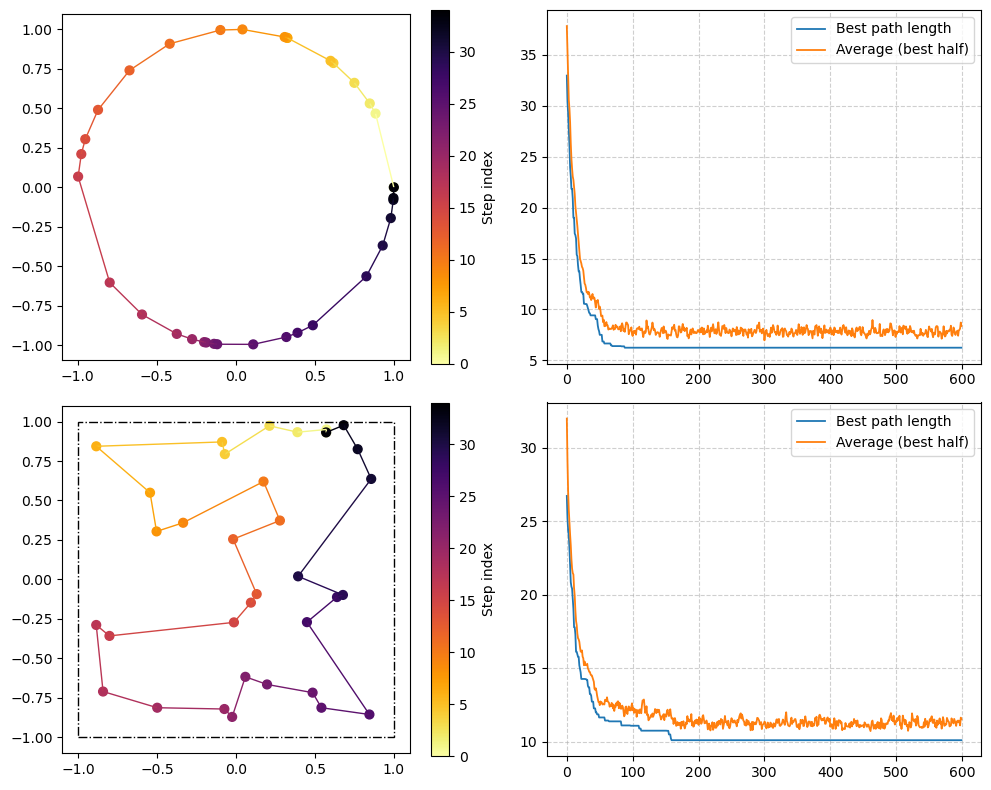
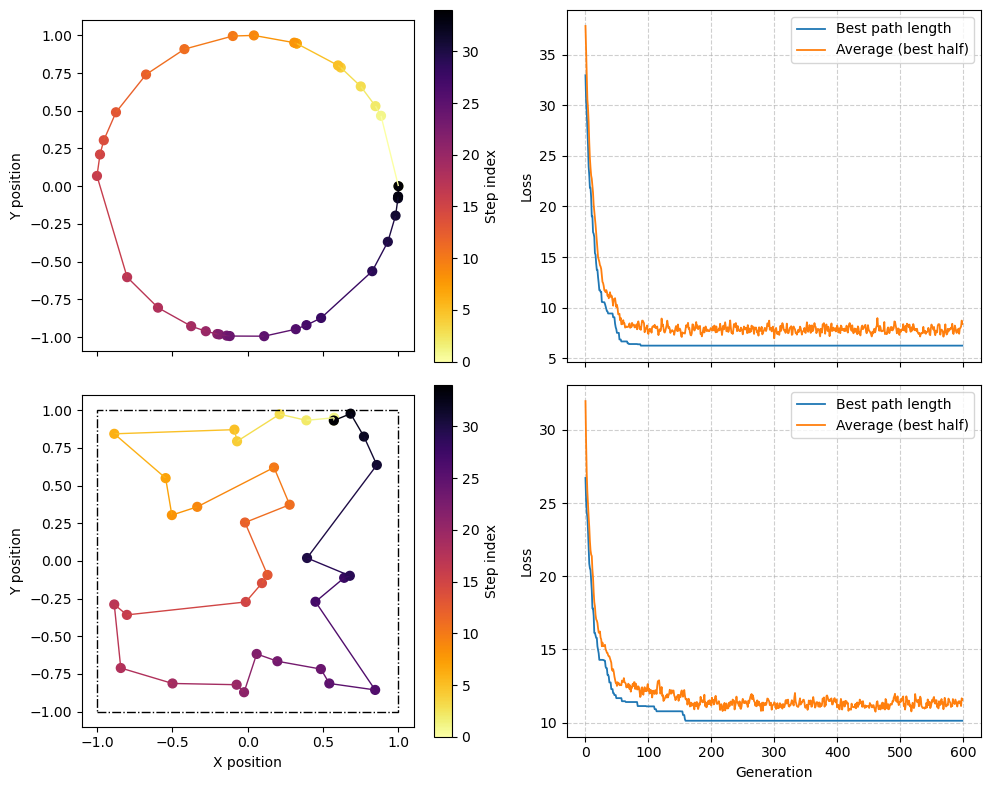
Code edit (unified diff) that turned the first committed figure into the second:
--- before
+++ after
@@ -12,4 +12,6 @@
 sc = axs[0,0].scatter(x, y, c=np.arange(len(x)), cmap='inferno_r', s=40)
 axs[0,0].set_aspect('equal')
+axs[0,0].set_ylabel('Y position')
+axs[0,0].tick_params(axis='x', labelbottom=False)
 fig.colorbar(sc, ax=axs[0,0], label="Step index") 
 
@@ -22,4 +24,6 @@
 axs[0,1].plot(gen, avg, label="Average (best half)", linewidth=1.3)
 axs[0,1].legend()
+axs[0,1].set_ylabel('Loss')
+axs[0,1].tick_params(axis='x', labelbottom=False)
 axs[0,1].grid(True, linestyle='--', alpha=0.6)
 
@@ -35,4 +39,6 @@
 sc = axs[1,0].scatter(x, y, c=np.arange(len(x)), cmap='inferno_r', s=40)
 axs[1,0].set_aspect('equal')
+axs[1,0].set_xlabel('X position')
+axs[1,0].set_ylabel('Y position')
 fig.colorbar(sc, ax=axs[1,0], label="Step index")  
 
@@ -44,4 +50,6 @@
 axs[1,1].plot(gen, best, label="Best path length", linewidth=1.3)
 axs[1,1].plot(gen, avg, label="Average (best half)", linewidth=1.3)
+axs[1,1].set_ylabel('Loss')
+axs[1,1].set_xlabel('Generation')
 axs[1,1].legend()
 axs[1,1].grid(True, linestyle='--', alpha=0.6)

Commit: Add files via upload